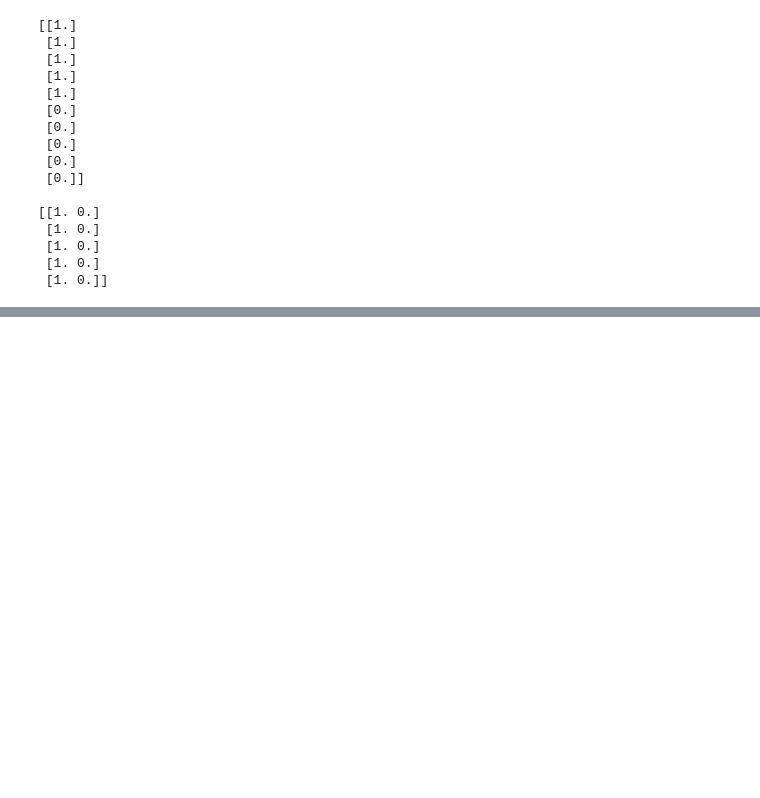
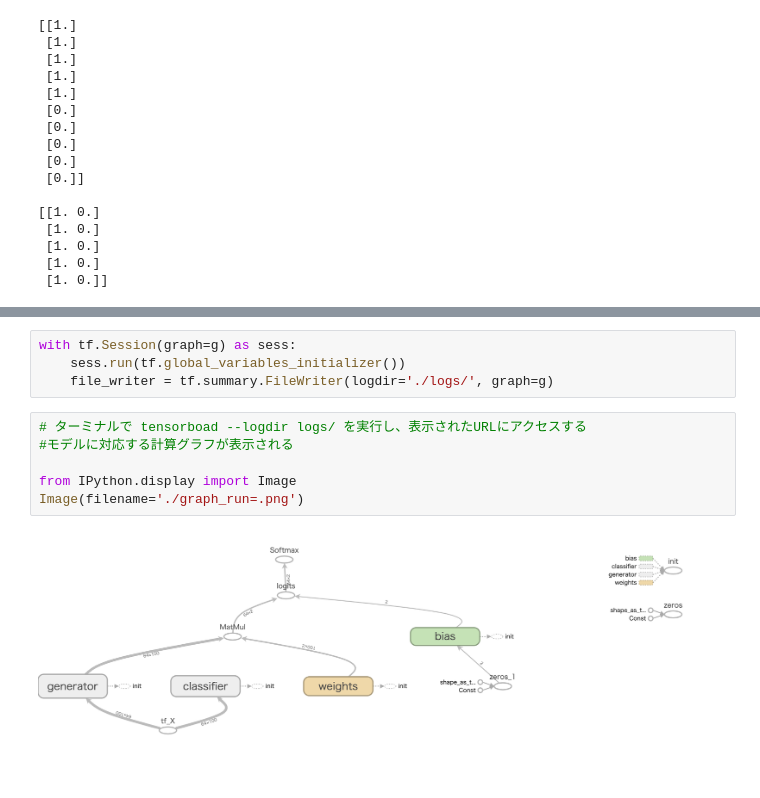
Before and after one commit to Yuya-Furusawa/Self-Study, a Jupyter notebook: machine-learning/Chapter14.ipynb, the cells around one changed output, grey strips where cells are left out. Saved outputs shown, nothing was run; the diff lists cells and outputs as text; blank space fills up the shorter version.

```diff
--- a/machine-learning/Chapter14.ipynb
+++ b/machine-learning/Chapter14.ipynb
@@ -477,0 +557,12 @@ with tf.Session(graph=g) as sess:
+# %%
+with tf.Session(graph=g) as sess:
+    sess.run(tf.global_variables_initializer())
+    file_writer = tf.summary.FileWriter(logdir='./logs/', graph=g)
+# %%
+# ターミナルで tensorboad --logdir logs/ を実行し、表示されたURLにアクセスする
+#モデルに対応する計算グラフが表示される
+
+from IPython.display import Image
+Image(filename='./graph_run=.png')
+# %% [output]
+[figure, added]
```
Also changed, not shown: parts of 9 cells of this notebook.
